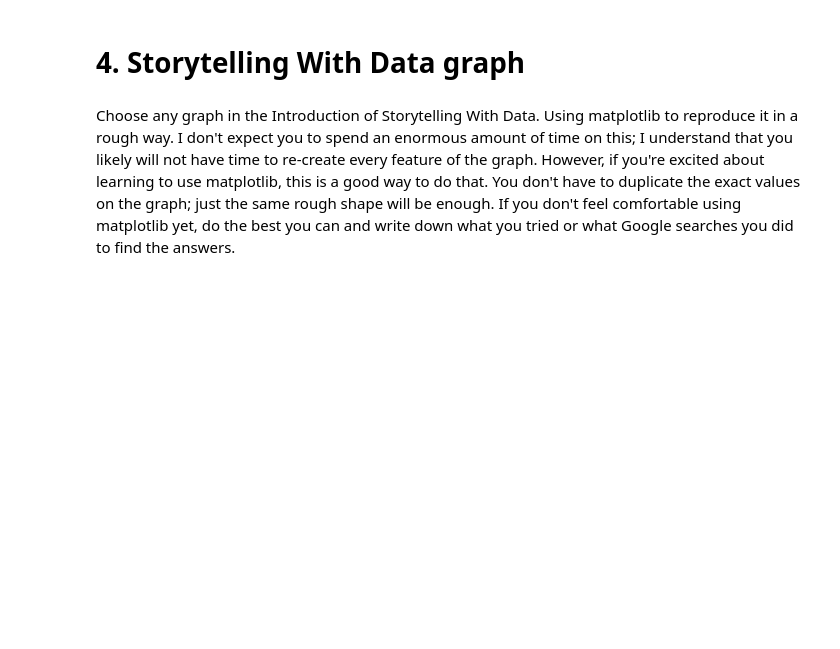
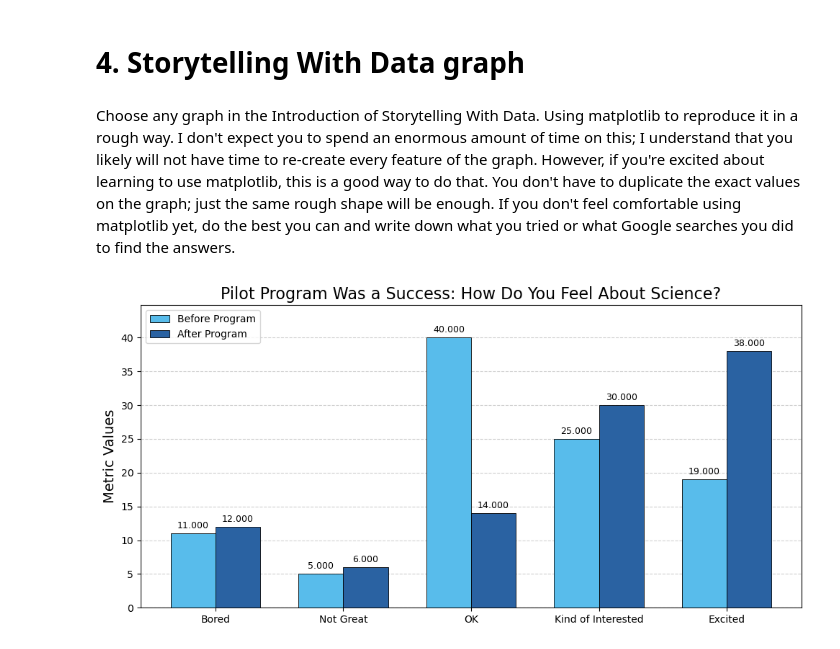
Before and after one commit to veniola/Module-B-semester-2, a Jupyter notebook: OMDS-MODB2-Week1-Eniola-Victoria.ipynb, the cells around one changed output. Saved outputs shown, nothing was run; the diff lists cells and outputs as text; code cells hidden in the pictures; blank space fills up the shorter version.

```diff
--- a/OMDS-MODB2-Week1-Eniola-Victoria.ipynb
+++ b/OMDS-MODB2-Week1-Eniola-Victoria.ipynb
@@ -465,3 +465,42 @@ Text(0.5, 0, 'Birth Date')
 # 4. Storytelling With Data graph
 # %% [markdown]
 Choose any graph in the Introduction of Storytelling With Data.  Using matplotlib to reproduce it in a rough way.  I don't expect you to spend an enormous amount of time on this; I understand that you likely will not have time to re-create every feature of the graph.  However, if you're excited about learning to use matplotlib, this is a good way to do that.  You don't have to duplicate the exact values on the graph; just the same rough shape will be enough.  If you don't feel comfortable using matplotlib yet, do the best you can and write down what you tried or what Google searches you did to find the answers.
+# %%
+# Pilot Program bar chart
+
+import seaborn as sns
+
+metrics = ["Bored","Not Great","OK","Kind of Interested", "Excited"]
+before_program = [11, 5, 40, 25, 19]
+after_program = [12, 6, 14, 30, 38]
+
+x = np.arange(len(metrics))
+width = 0.35
+palette = sns.color_palette(["#58bceb","#2a62a2"])
+
+fig, ax = plt.subplots(figsize=(10,5))
+bars1 = ax.bar(x - width/2, before_program, width, label='Before Program',
+               color=palette[0], edgecolor='k', linewidth=0.6, zorder=3)
+bars2 = ax.bar(x + width/2, after_program, width, label='After Program',
+               color=palette[1], edgecolor='k', linewidth=0.6, zorder=3)
+
+# Annotate values (use ax.bar_label if matplotlib >= 3.4)
+ax.bar_label(bars1, fmt='%.3f', padding=3, fontsize=9)
+ax.bar_label(bars2, fmt='%.3f', padding=3, fontsize=9)
+
+# Axes, grid, legend
+ax.set_xticks(x)
+ax.set_xticklabels(metrics, rotation=0, fontsize=10)
+ax.set_ylabel('Metric Values', fontsize=14)
+ax.set_title('Pilot Program Was a Success: How Do You Feel About Science?', fontsize=16)
+ax.legend(frameon=True)
+ax.grid(axis='y', linestyle='--', alpha=0.6, zorder=0)
+
+# Give vertical breathing room so labels don't collide with bar tops
+top = max(before_program + after_program)
+ax.set_ylim(0, top * 1.12)
+
+plt.tight_layout()
+plt.show()
+# %% [output]
+[figure, added]
```
